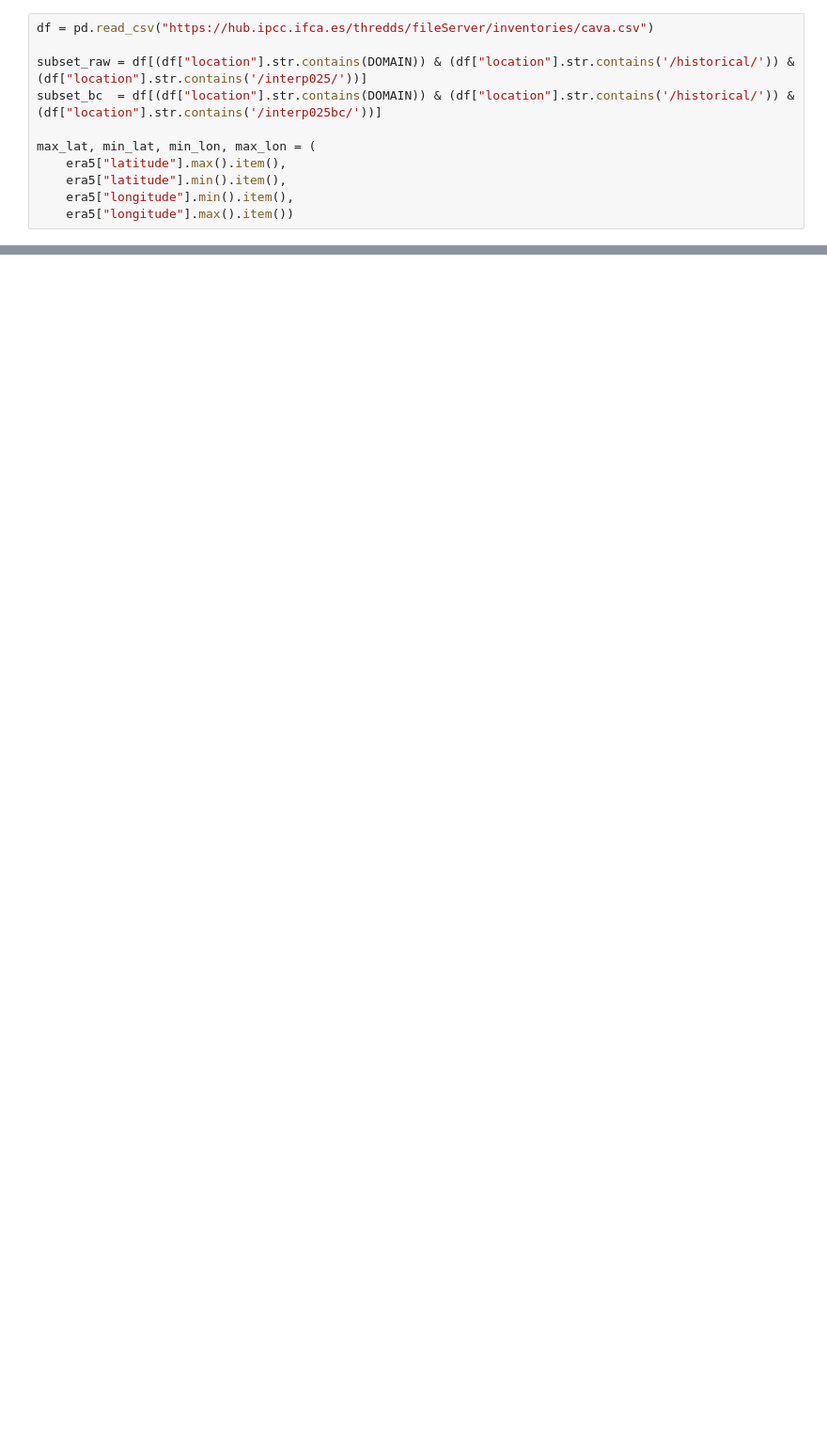
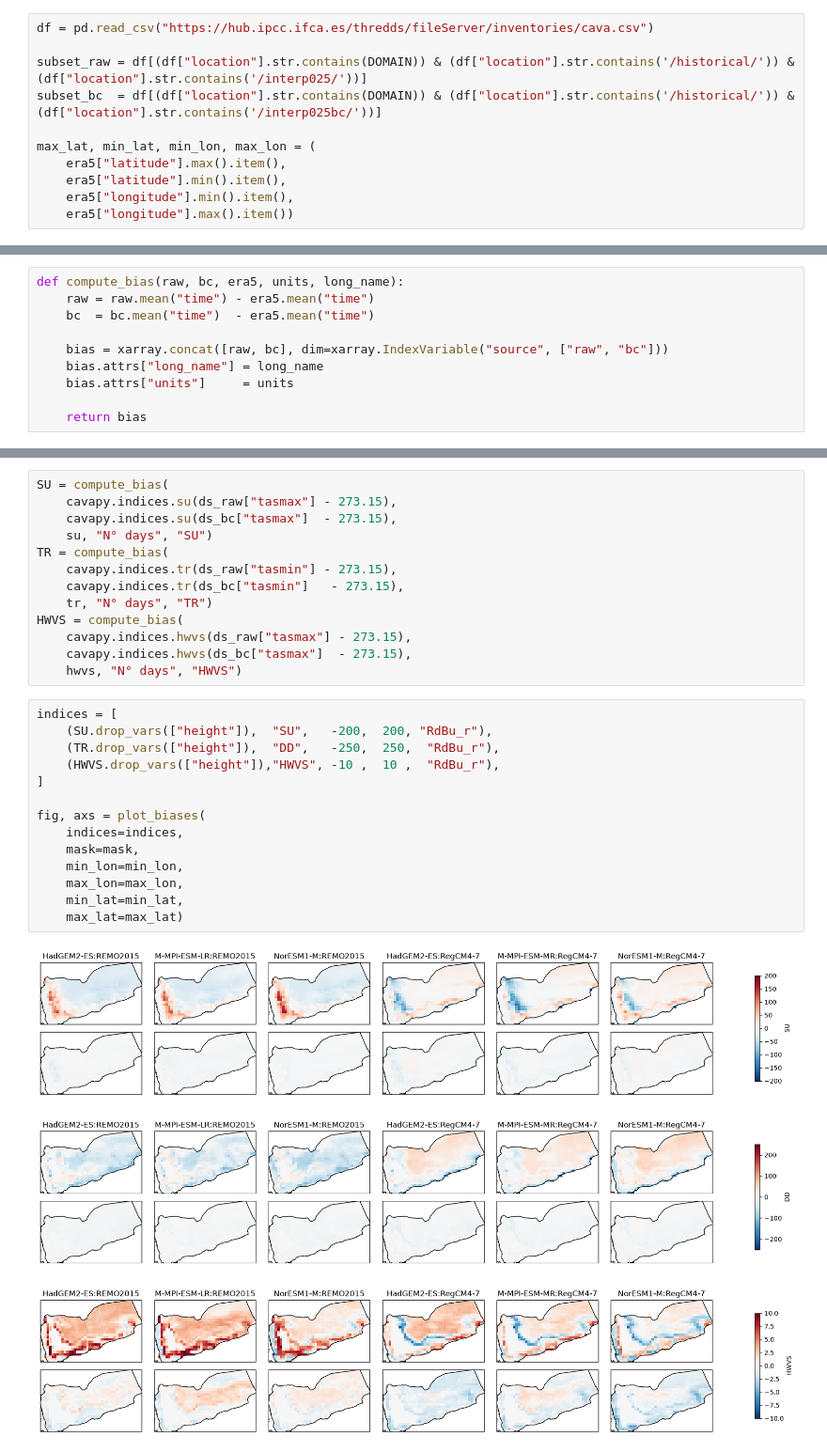
Before and after one commit to zequihg50/cava-analytics-datalab, a Jupyter notebook: temp-and-precip-indicators.ipynb, the cells around one changed output, grey strips where cells are left out. Shown at 94% size. Saved outputs shown, nothing was run; the diff lists cells and outputs as text; blank space fills up the shorter version.

```diff
--- a/temp-and-precip-indicators.ipynb
+++ b/temp-and-precip-indicators.ipynb
@@ -507,0 +234,10 @@ for ax in plot.axs.flatten():
+# %%
+def compute_bias(raw, bc, era5, units, long_name):
+    raw = raw.mean("time") - era5.mean("time")
+    bc  = bc.mean("time")  - era5.mean("time")
+
+    bias = xarray.concat([raw, bc], dim=xarray.IndexVariable("source", ["raw", "bc"]))
+    bias.attrs["long_name"] = long_name
+    bias.attrs["units"]     = units
+
+    return bias
@@ -507,0 +287,29 @@ for ax in plot.axs.flatten():
+# %%
+SU = compute_bias(
+    cavapy.indices.su(ds_raw["tasmax"] - 273.15),
+    cavapy.indices.su(ds_bc["tasmax"]  - 273.15),
+    su, "N° days", "SU")
+TR = compute_bias(
+    cavapy.indices.tr(ds_raw["tasmin"] - 273.15),
+    cavapy.indices.tr(ds_bc["tasmin"]   - 273.15),
+    tr, "N° days", "TR")
+HWVS = compute_bias(
+    cavapy.indices.hwvs(ds_raw["tasmax"] - 273.15),
+    cavapy.indices.hwvs(ds_bc["tasmax"]  - 273.15),
+    hwvs, "N° days", "HWVS")
+# %%
+indices = [
+    (SU.drop_vars(["height"]),  "SU",   -200,  200, "RdBu_r"),
+    (TR.drop_vars(["height"]),  "DD",   -250,  250,  "RdBu_r"),
+    (HWVS.drop_vars(["height"]),"HWVS", -10 ,  10 ,  "RdBu_r"),
+]
+
+fig, axs = plot_biases(
+    indices=indices,
+    mask=mask,
+    min_lon=min_lon,
+    max_lon=max_lon,
+    min_lat=min_lat,
+    max_lat=max_lat)
+# %% [output]
+[figure, added]
```
Also changed, not shown: parts of 45 cells of this notebook, 1 other file.
